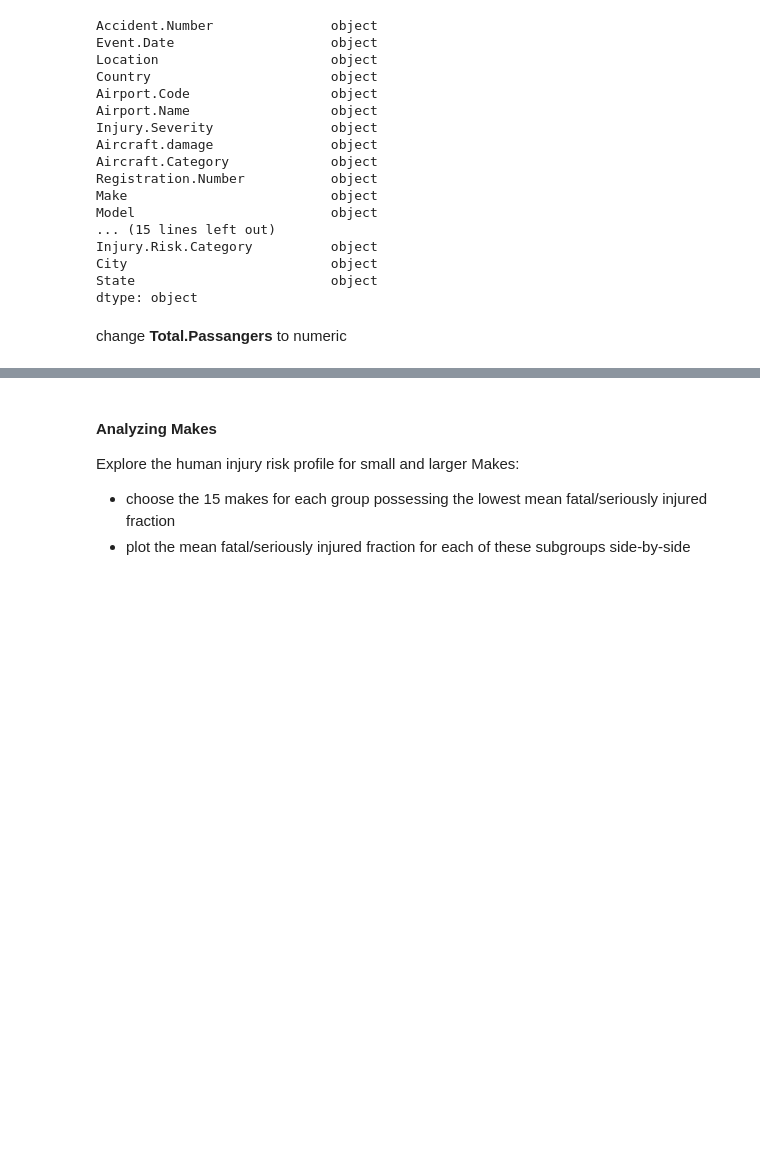
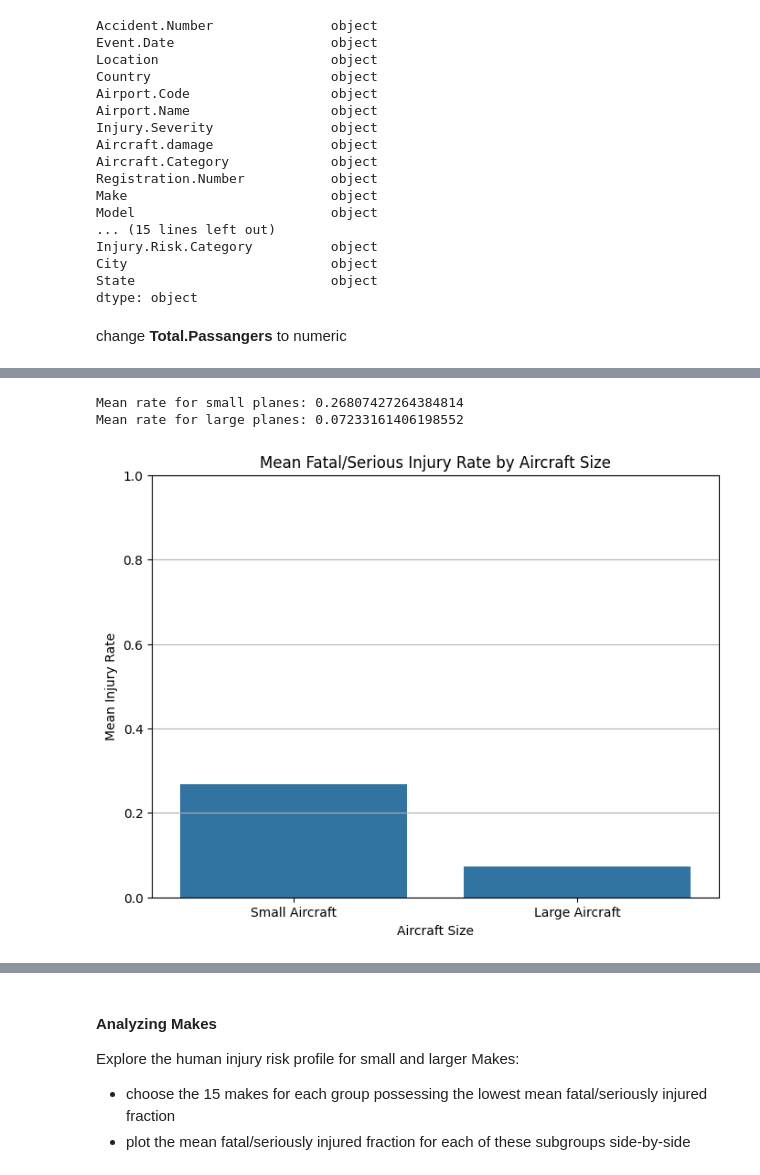
Before and after one commit to Lexie-D/dsc-course0-m8-lab, a Jupyter notebook: Aviation_Accidents_Data_Analysis.ipynb, the cells around one changed output, grey strips where cells are left out. Drawn from its saved outputs; the diff is of its cells as text; code cells hidden in the pictures; blank space fills up the shorter version.

```diff
--- a/Aviation_Accidents_Data_Analysis.ipynb
+++ b/Aviation_Accidents_Data_Analysis.ipynb
@@ -56,3 +56,6 @@ Split into **s_planes, l_planes* based on 21 + passangers as larger plane
 # %%
-s_planes = av_df[av_df['Total.Passengers'] < 20].copy()
-large_planes = av_df[av_df['Total.Passengers'] >= 20].copy()
+s_planes=av_df[av_df['Total.Passengers'] <= 20].copy()
+l_planes=av_df[av_df['Total.Passengers'] > 20].copy()
+# %%
+s_planes['Aircraft.Size']="Small"
+l_planes['Aricraft.Size']="Large"
@@ -58,0 +69,25 @@ large_planes = av_df[av_df['Total.Passengers'] >= 20].copy()
+# %%
+#Getting the occurance rate for larger vs small planes
+mean_injury_rates={
+    'Small Aircraft': s_planes['Fatal.Serious.Injury.Rate'].mean(),
+    'Large Aircraft': l_planes['Fatal.Serious.Injury.Rate'].mean()}
+
+print("Mean rate for small planes:", s_planes['Fatal.Serious.Injury.Rate'].mean())
+print("Mean rate for large planes:", l_planes['Fatal.Serious.Injury.Rate'].mean())
+# %% [output]
+Mean rate for small planes: 0.26807427264384814
+Mean rate for large planes: 0.07233161406198552
+# %%
+plt.figure(figsize=(8, 6))
+sns.barplot(x=list(mean_injury_rates.keys()), y=list(mean_injury_rates.values()))
+
+# Customize the plot
+plt.title('Mean Fatal/Serious Injury Rate by Aircraft Size')
+plt.xlabel('Aircraft Size')
+plt.ylabel('Mean Injury Rate')
+plt.ylim(0, 1)  # keep scale from 0 to 1 since it's a proportion
+plt.grid(True, axis='y')
+
+plt.show()
+# %% [output]
+[figure, added]
```
Also changed, not shown: parts of 6 cells of this notebook.
